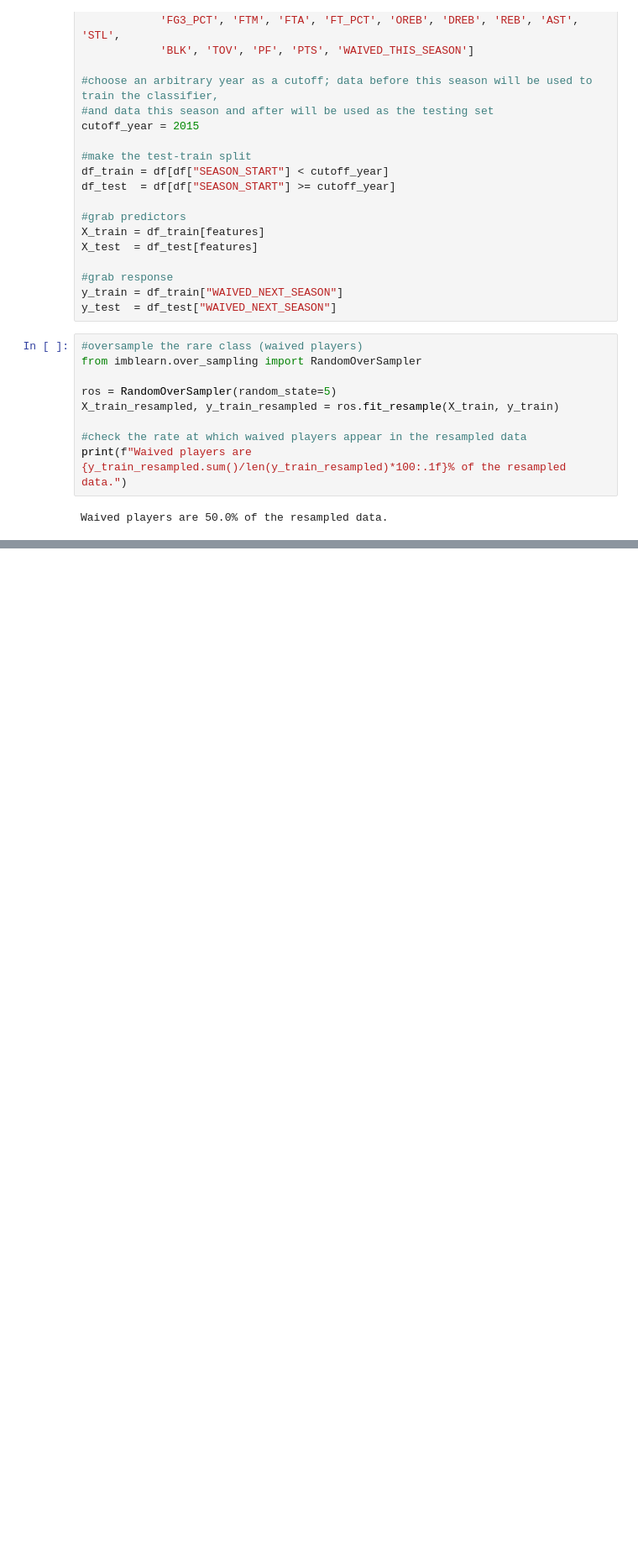
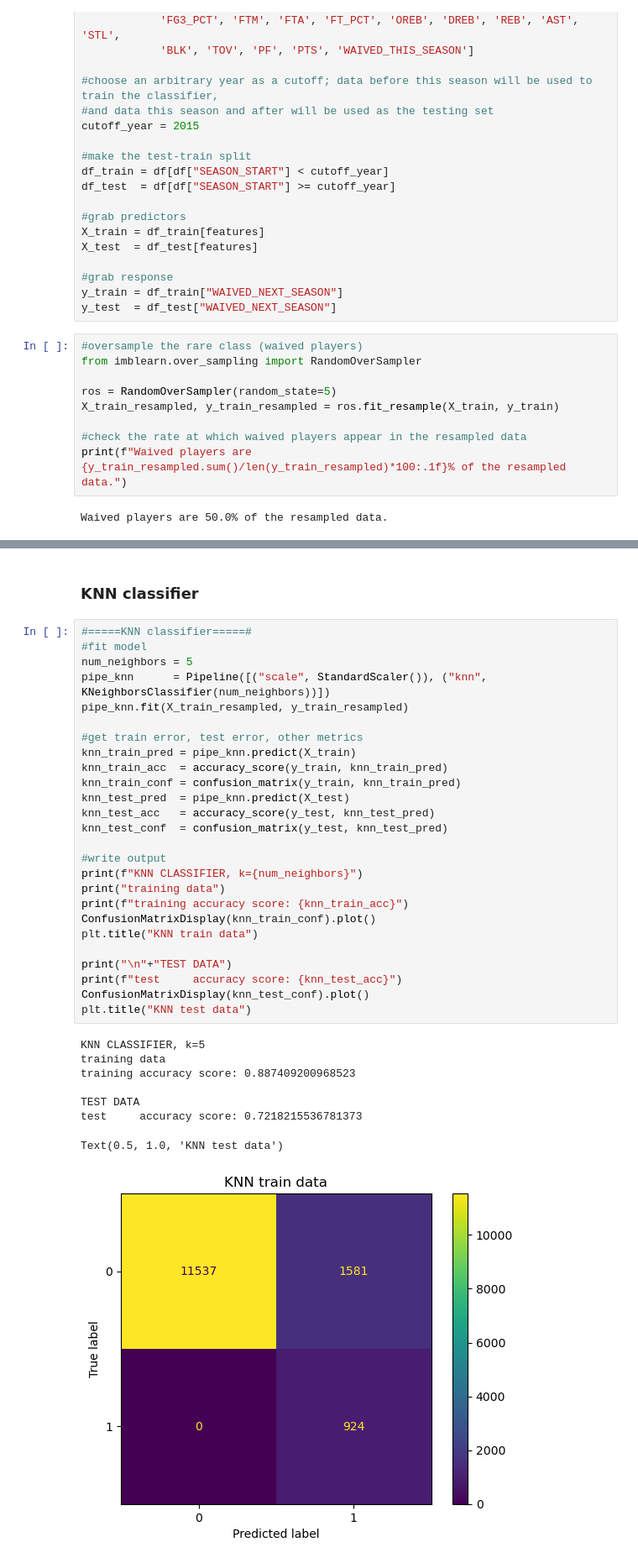
Before and after one commit to NBA-player-transactions/predicting_nba_player_retention, a Jupyter notebook: initialDataset.ipynb, the cells around one changed output, grey strips where cells are left out. Shown: that part at 84% size. Drawn from its saved outputs; the diff is of its cells as text; blank space fills up the shorter version.

```diff
--- a/initialDataset.ipynb
+++ b/initialDataset.ipynb
@@ -346,0 +391,37 @@ Waived players are 50.0% of the resampled data.
+# %% [markdown]
+### KNN classifier
+# %%
+#=====KNN classifier=====#
+#fit model
+num_neighbors = 5
+pipe_knn      = Pipeline([("scale", StandardScaler()), ("knn", KNeighborsClassifier(num_neighbors))])
+pipe_knn.fit(X_train_resampled, y_train_resampled)
+
+#get train error, test error, other metrics
+knn_train_pred = pipe_knn.predict(X_train)
+knn_train_acc  = accuracy_score(y_train, knn_train_pred)
+knn_train_conf = confusion_matrix(y_train, knn_train_pred)
+knn_test_pred  = pipe_knn.predict(X_test)
+knn_test_acc   = accuracy_score(y_test, knn_test_pred)
+knn_test_conf  = confusion_matrix(y_test, knn_test_pred)
+
+#write output
+print(f"KNN CLASSIFIER, k={num_neighbors}")
+print("training data")
+print(f"training accuracy score: {knn_train_acc}")
+ConfusionMatrixDisplay(knn_train_conf).plot()
+plt.title("KNN train data")
+
+print("\n"+"TEST DATA")
+print(f"test     accuracy score: {knn_test_acc}")
+ConfusionMatrixDisplay(knn_test_conf).plot()
+plt.title("KNN test data")
+# %% [output]
+KNN CLASSIFIER, k=5
+training data
+training accuracy score: 0.887409200968523
+
+TEST DATA
+test     accuracy score: 0.7218215536781373
+Text(0.5, 1.0, 'KNN test data')
+[figure, added]
```
Also changed, not shown: parts of 10 cells of this notebook.
